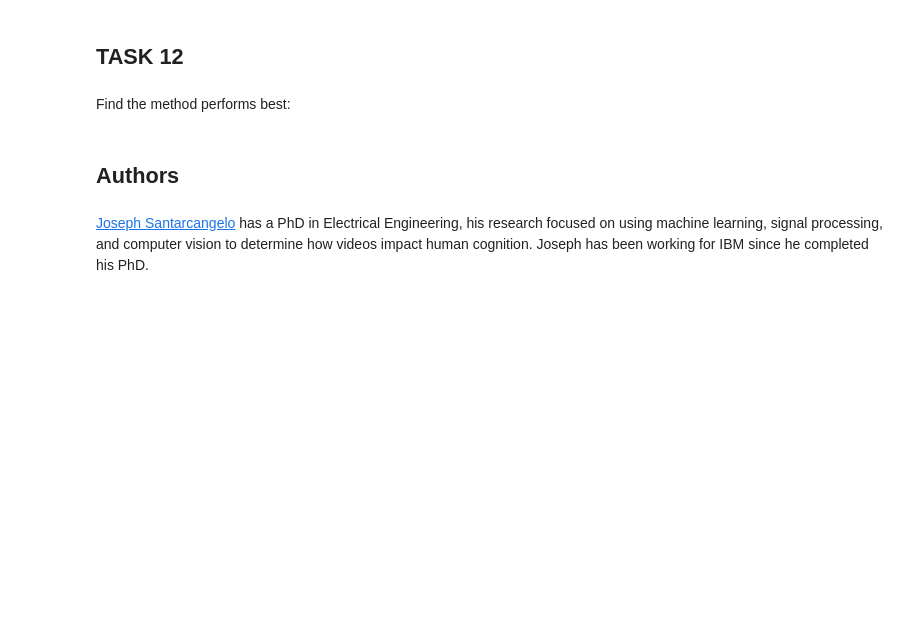
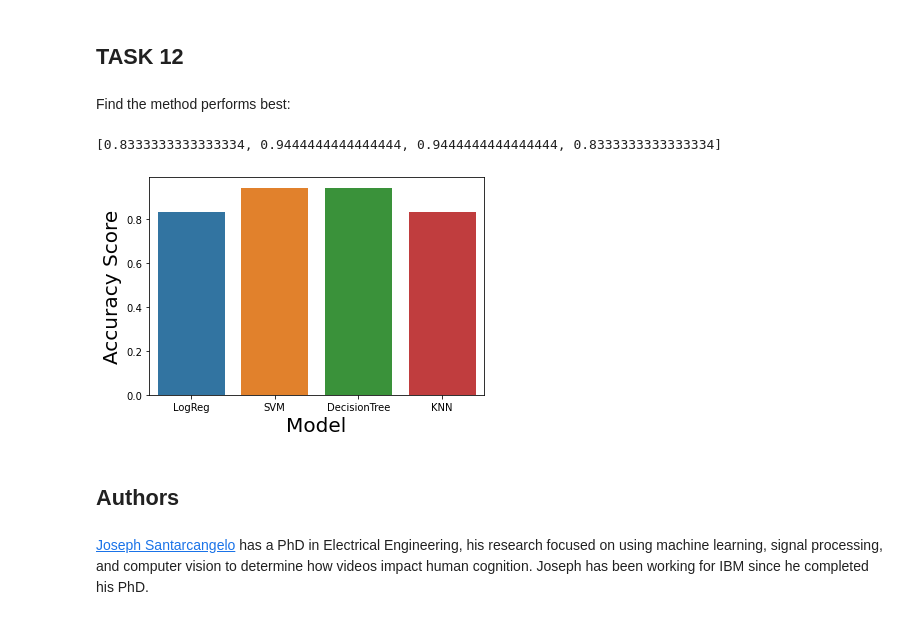
Before and after one commit to denis-trtnr/Data-Science-Capstone-Project, a Jupyter notebook: Machine Learning Prediction lab.ipynb, the cells around one changed output. Drawn from its saved outputs; the diff is of its cells as text; code cells hidden in the pictures; blank space fills up the shorter version.

```diff
--- a/Machine Learning Prediction lab.ipynb
+++ b/Machine Learning Prediction lab.ipynb
@@ -278,3 +284,6 @@ parameters = {'n_neighbors': [1, 2, 3, 4, 5, 6, 7, 8, 9, 10],
               'p': [1,2]}
 
 KNN = KNeighborsClassifier()
+# %%
+knn_cv = GridSearchCV(estimator=KNN, cv=10, param_grid=parameters)
+knn_cv.fit(X_train, Y_train)
@@ -294,6 +317,21 @@ plot_confusion_matrix(Y_test,yhat)
 ## TASK  12
 # %% [markdown]
 Find the method performs best:
+# %%
+names = ['LogReg','SVM','DecisionTree','KNN']
+logreg_score = logreg_cv.score(X_test, Y_test)
+svm_score = svm_cv.score(X_test, Y_test)
+tree_score = tree_cv.score(X_test, Y_test)
+knn_score = knn_cv.score(X_test, Y_test)
+scores = [logreg_score, svm_score, tree_score, knn_score]
+print(scores)
+sns.barplot(y=scores, x=names)
+plt.xlabel("Model",fontsize=20)
+plt.ylabel("Accuracy Score",fontsize=20)
+plt.show()
+# %% [output]
+[0.8333333333333334, 0.9444444444444444, 0.9444444444444444, 0.8333333333333334]
+[figure, added]
 # %% [markdown]
 ## Authors
 # %% [markdown]
```
Also changed, not shown: parts of 6 cells of this notebook.
